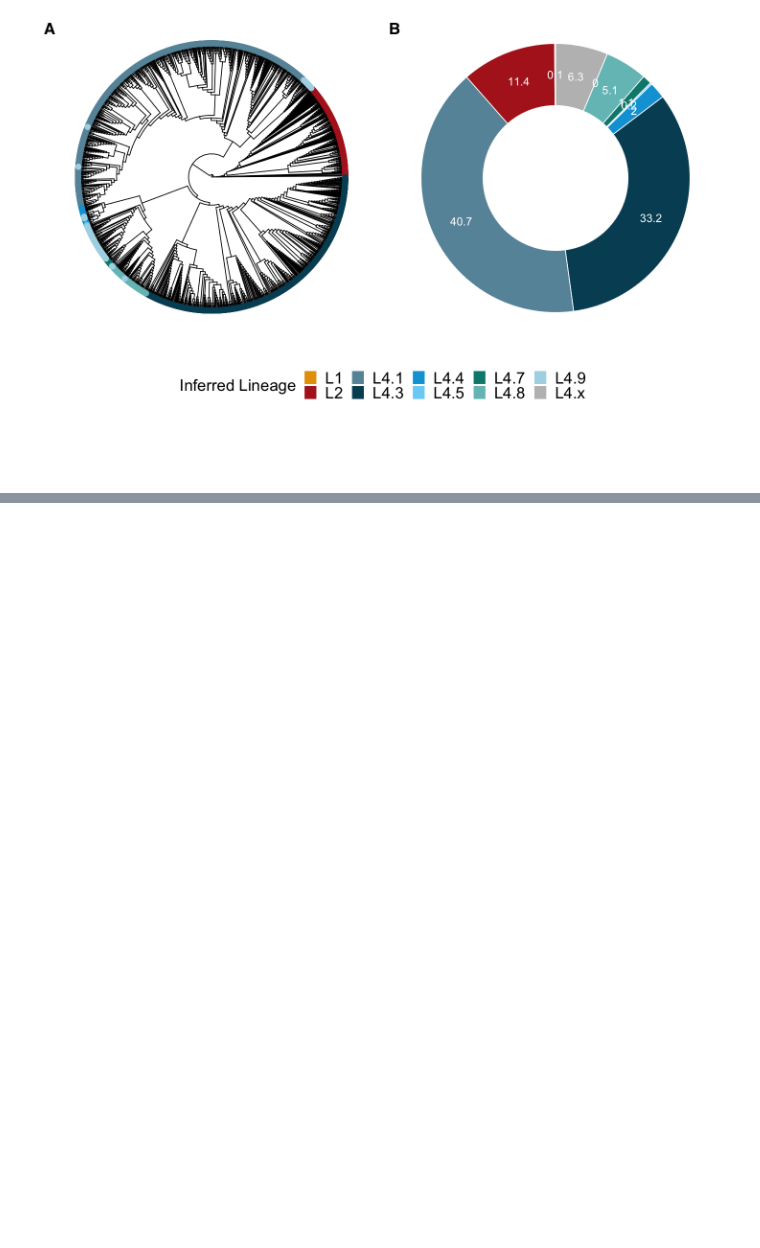
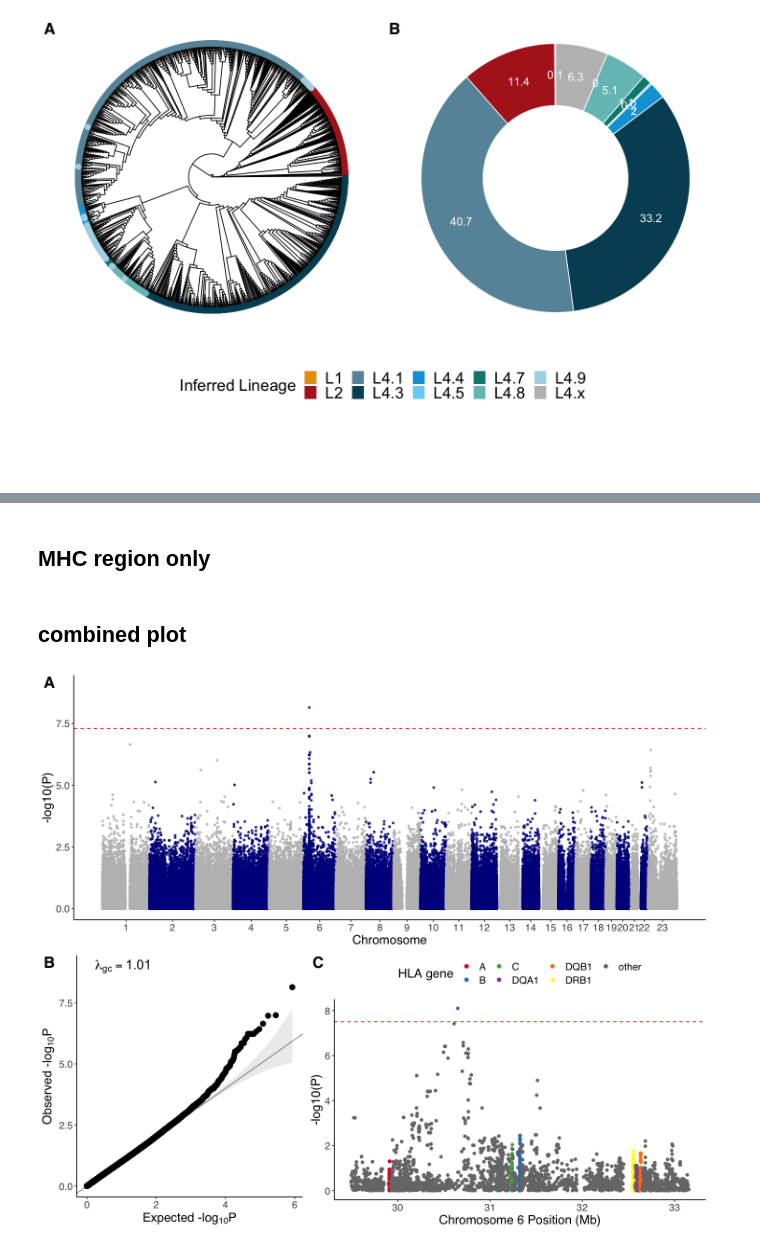
Before and after one commit to yang-luo-lab/TB-g2g, a Jupyter notebook: scripts/Supplementary_Figures.ipynb, the cells around one changed output, grey strips where cells are left out. Saved outputs shown, nothing was run; the diff lists cells and outputs as text; code cells hidden in the pictures; blank space fills up the shorter version.

Commit message:
Lineage association

```diff
--- a/scripts/Supplementary_Figures.ipynb
+++ b/scripts/Supplementary_Figures.ipynb
@@ -482,0 +471,14 @@ ggdraw() +
+# %%
+gwasResults <- read.table("../data//LineageAssoc.txt.gz",h=F)
+lineageMHC <- read.table("../data/MHCimp.lineage.assoc.txt.gz",h=T)
+
+# annotate basepair position
+mhc <- lineageMHC %>%
+  mutate(ps = str_split(rs, ":", simplify = TRUE)[, 3])
+
+#define cosumized plots
+names(gwasResults) <- c("CHR","BP","Z","pval")
+
+gwasResults$P <- mhc[match(gwasResults$BP,mhc$ps),]$p_lrt
+
+gwasResults$P <- ifelse(is.na(gwasResults$P) | gwasResults$CHR!=6, gwasResults$pval,gwasResults$P)
@@ -482,0 +569,13 @@ ggdraw() +
+# %%
+lambdagc <- median(gwasResults$Z^2,na.rm=T)/qchisq(0.5,1)
+
+Lineagelambdagc <- gg_qqplot(gwasResults$P) +
+  theme(
+    axis.ticks = element_line(size = 0.5),
+    panel.grid = element_blank()
+    # panel.grid = element_line(size = 0.5, color = "grey80")
+  )
+options(repr.plot.width=5, repr.plot.height=5)
+Lineagelambdagc <- Lineagelambdagc + annotate("text",x=1,y=9,label=paste("~lambda[gc]==", round(lambdagc,2)),parse=T,size=6)
+# %% [markdown]
+## MHC region only
@@ -482,0 +664,13 @@ ggdraw() +
+# %% [markdown]
+## combined plot
+# %%
+options(repr.plot.width = 12, repr.plot.height = 10)
+
+ggdraw() +
+  draw_plot(lineageGWAS, x = 0, y = .5, width = 1, height = .5) +
+  draw_plot(Lineagelambdagc, x = 0, y = 0, width = .4, height = .5) +
+  draw_plot(L4MHC + theme(legend.position = "top"), x = 0.4, y = 0, width = .6, height = 0.5) +
+  draw_plot_label(label = c("A", "B", "C"), size = 20,font="bold",
+                  x = c(0, 0, 0.4), y = c(1, .5, 0.5))
+# %% [output]
+[figure, added]
```
Also changed, not shown: parts of 10 cells of this notebook, 4 other files.
